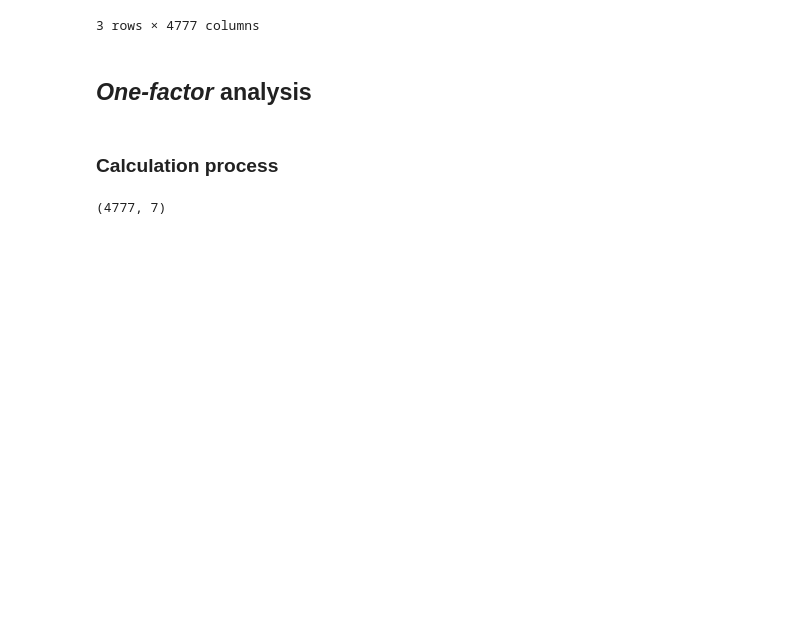
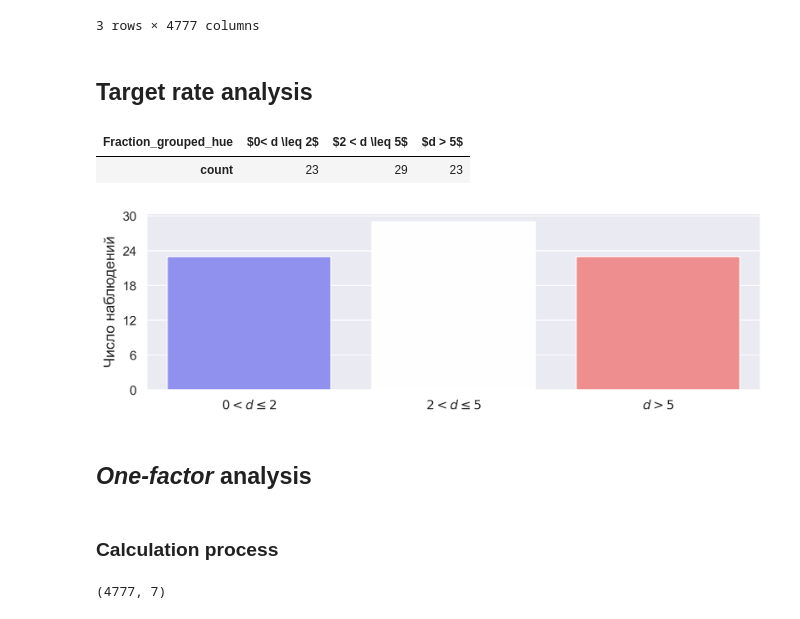
Before and after one commit to Fltvv/go-ftir-sfa, a Jupyter notebook: code/04a_modeling_lr.ipynb, the cells around one changed output. Drawn from its saved outputs; the diff is of its cells as text; code cells hidden in the pictures; blank space fills up the shorter version.

```diff
--- a/code/04a_modeling_lr.ipynb
+++ b/code/04a_modeling_lr.ipynb
@@ -125,6 +138,41 @@ initial_features_df.head(3)
 | division_1_size_5 | 0.439080 | 0.480354 | 0.038211 | 0.036371 | 0.046173 | ... |
 | division_1_size_3 | 0.428649 | 0.463028 | 0.074497 | 0.065544 | 0.062297 | ... |
 3 rows × 4777 columns
+# %% [markdown]
+## Target rate analysis
+# %%
+target_rate_df = pd.DataFrame(samples_description['Fraction_grouped_hue'].value_counts()).sort_values(by='Fraction_grouped_hue')
+
+target_rate_df.T
+# %% [output]
+| Fraction_grouped_hue | $0< d \leq 2$ | $2 < d \leq 5$ | $d > 5$ |
+| count | 23 | 29 | 23 |
+# %%
+fig, ax = plt.subplots(figsize=(9, 3), dpi=300)
+
+sns.barplot(
+    data=target_rate_df,
+    x='Fraction_grouped_hue',
+    y='count',
+    palette='bwr',
+    ax=ax
+)
+
+ax.set_xlabel('', fontsize=14, labelpad=5)
+ax.set_ylabel('Число наблюдений', fontsize=14, labelpad=5)
+
+ax.tick_params(axis='x', labelsize=12)
+ax.tick_params(axis='y', labelsize=12)
+
+ax.yaxis.set_major_locator(ticker.MaxNLocator(nbins=6))
+
+plt.tight_layout()
+
+plt.savefig(f'{path_to_save}/target_rate_barplot.png', dpi=600)
+
+plt.show()
+# %% [output]
+[figure, added]
 # %% [markdown]
 ## *One-factor* analysis
 # %% [markdown]
```
Also changed, not shown: parts of 41 cells of this notebook, 3 other files.
